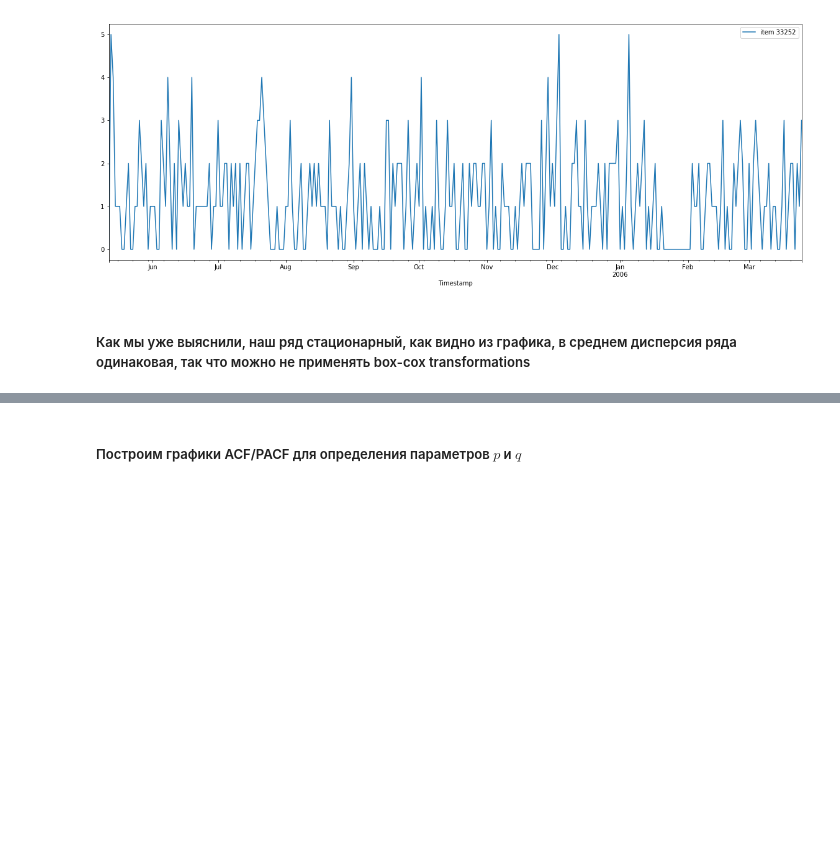
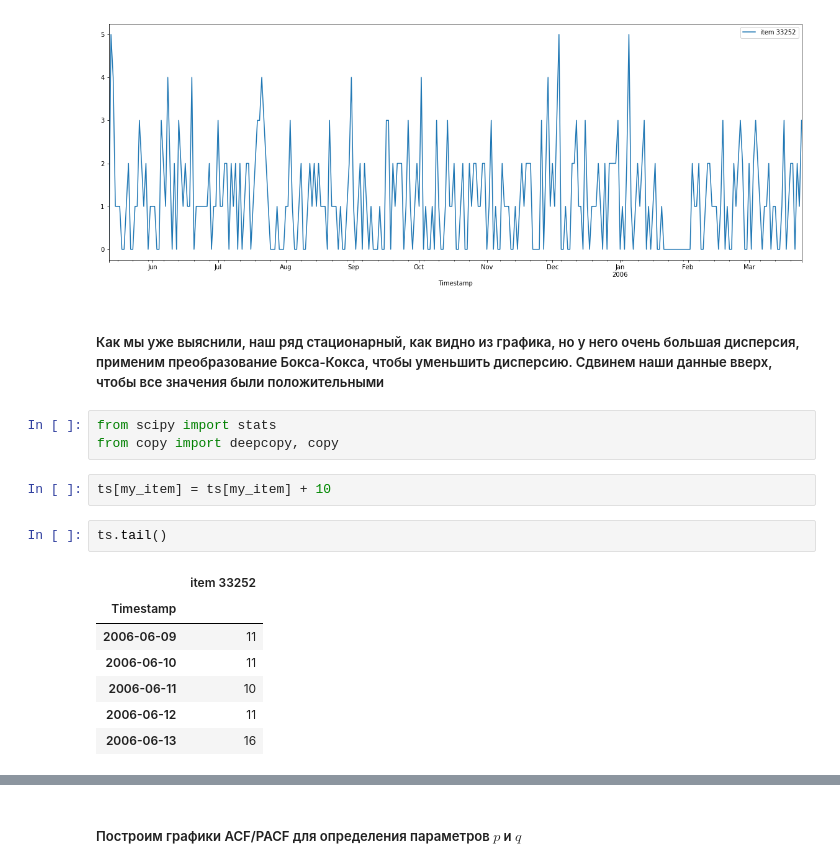
Before and after one commit to egdeliya/ml_mipt_2017, a Jupyter notebook: ml-mipt-part2/ARMA_ARIMA/Nurgalieva_496_task2.ipynb, the cells around one changed output, grey strips where cells are left out. Saved outputs shown, nothing was run; the diff lists cells and outputs as text; blank space fills up the shorter version.

```diff
--- a/ml-mipt-part2/ARMA_ARIMA/Nurgalieva_496_task2.ipynb
+++ b/ml-mipt-part2/ARMA_ARIMA/Nurgalieva_496_task2.ipynb
@@ -178,5 +179,20 @@ train.plot(figsize=(20, 7))
 # %% [output]
 <matplotlib.axes._subplots.AxesSubplot at 0x...>
 [figure]
-# %% [markdown]
-##### Как мы уже выяснили, наш ряд стационарный, как видно из графика, в среднем дисперсия ряда одинаковая, так что можно не применять box-cox transformations
+# %% [markdown]
+##### Как мы уже выяснили, наш ряд стационарный, как видно из графика, но у него очень большая дисперсия, применим преобразование Бокса-Кокса, чтобы уменьшить дисперсию. Сдвинем наши данные вверх, чтобы все значения были положительными
+# %%
+from scipy import stats
+from copy import deepcopy, copy
+# %%
+ts[my_item] = ts[my_item] + 10
+# %%
+ts.tail()
+# %% [output]
+|  | item 33252 |
+| Timestamp |  |
+| 2006-06-09 | 11 |
+| 2006-06-10 | 11 |
+| 2006-06-11 | 10 |
+| 2006-06-12 | 11 |
+| 2006-06-13 | 16 |
```
Also changed, not shown: parts of 17 cells of this notebook.
